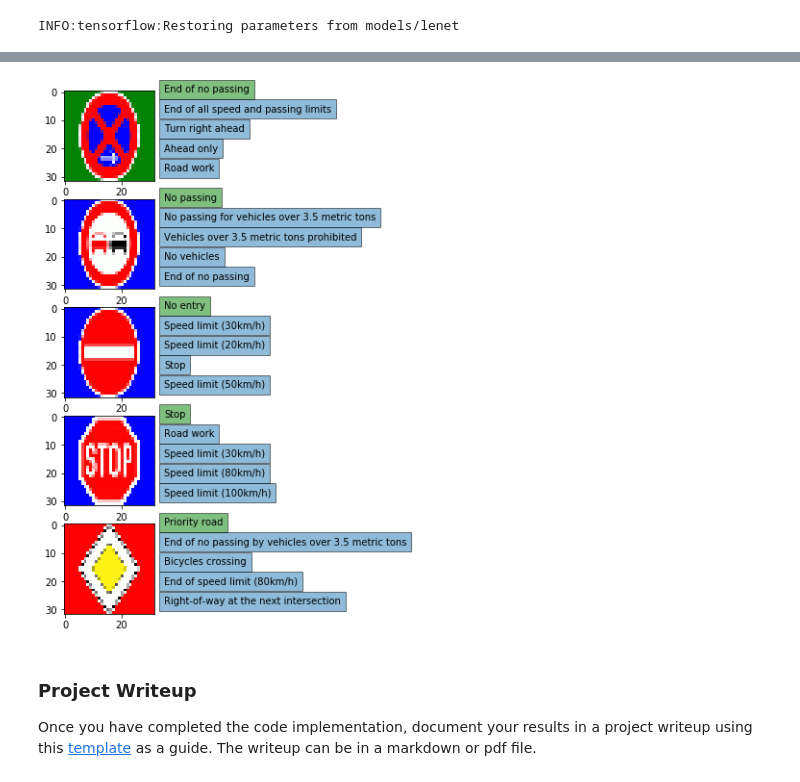
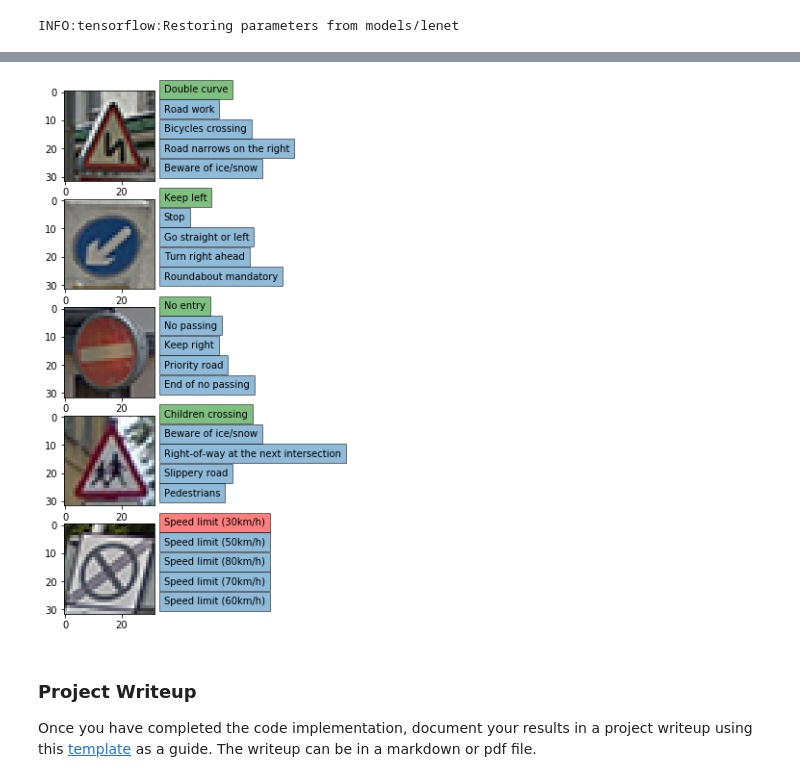
Before and after one commit to mehrshadshams/CarND-Traffic-Sign-Classifier-Project, a Jupyter notebook: Traffic_Sign_Classifier.ipynb, the cells around one changed output, grey strips where cells are left out. Saved outputs shown, nothing was run; the diff lists cells and outputs as text; code cells hidden in the pictures.

```diff
--- a/Traffic_Sign_Classifier.ipynb
+++ b/Traffic_Sign_Classifier.ipynb
@@ -626,28 +588,23 @@ You may find `signnames.csv` useful as it contains mappings from the class id (i
 ### Load the images and plot them here.
 ### Feel free to use as many code cells as needed.
 import matplotlib.image as mpimg
-import cv2
 
 image_files = [
-    'double_curve.jpg',
-    'speed_30.jpg',
-    'pedestrians-2.jpg',
-    'bump.png',
-    'pedestrians.jpg'
+    'custom/1.png',
+    'custom/2.png',
+    'custom/3.png',
+    'custom/4.png',
+    'custom/5.png'
 ]
 
 images = []
 for f in image_files:
-    image = cv2.imread(f)
-    image = cv2.cvtColor(image, cv2.COLOR_BGR2RGB)
-    image = cv2.resize(image,(32, 32), interpolation = cv2.INTER_CUBIC)
-    # remove last channel if any
-    if image.shape[2] > 3:
-        image = image[:,:,0:3]
-    images.append(image)
+    image = mpimg.imread(f)
+
+    images.append((image[:,:,0:3] * 255).astype(np.uint8))
 
 images = np.array(images)
 images_orig = images.copy()
 
-show_images(images, image_files, rows=2)
+show_images(images, image_files, rows=1)
 # %% [output]
@@ -659,13 +616,6 @@ show_images(images, image_files, rows=2)
 ### Make sure to pre-process the images with the same pre-processing pipeline used earlier.
 ### Feel free to use as many code cells as needed.
 
-images = images.astype(np.float32) / 255.
-images -= mu
-# normalize(images, mu)
-
-pred_classes = predict(images)
-
-expected_classes = np.array([41,9,17,14,12])
-
-# the prediction is shown as the label of the image
-show_images(images_orig, [sign_label_names[pred_class] for i, pred_class in enumerate(pred_classes)], rows=2)
+images = images.astype(np.float32)
+images = convert_to_gray(images)
+images = images / 255.
@@ -674,0 +622,5 @@ INFO:tensorflow:Restoring parameters from models/lenet
+# %%
+expected_classes = np.array([21, 39, 17, 28, 32])
+print('Expected classes:')
+for cls in expected_classes:
+    print("{0} - {1}".format(cls, sign_label_names[cls]))
@@ -734,6 +701,6 @@ with tf.Session() as sess:
     saver.restore(sess, tf.train.latest_checkpoint('models'))
 
     x_data = images
-    top_5_value = sess.run(top_5, feed_dict={x: x_data, keep_prob: 1.0})
+    top_5_value = sess.run(top_5, feed_dict={x: x_data, keep_prob1: 1, keep_prob2: 1, keep_prob3: 1, keep_prob4: 1})
 # %% [output]
 INFO:tensorflow:Restoring parameters from models/lenet
@@ -757,19 +707,19 @@ TopKV2(values=array([[  15.51381493,   10.56269741,    8.38140869,    7.67678547
 # %%
 fig, axis = plt.subplots(5, 1)
 fig.set_size_inches(10, 10)
 indices = top_5_value.indices
 for i in range(5):
-    axis[i].imshow(images[i])
+    axis[i].imshow(images_orig[i])
     for j in range(5):
         bbox = {'alpha':0.5, 'pad':5}
         if indices[i,j] == expected_classes[i]:
             color = 'red' if j > 0 else 'green'
             bbox['facecolor'] = color
         elif j == 0:
             bbox['facecolor'] = 'red'
         axis[i].text(35, j*7, sign_label_names[indices[i][j]], bbox=bbox)
 # %% [output]
-[figure, old version]
+[figure, new version]
 # %% [markdown]
 ### Project Writeup
 
```
Also changed, not shown: parts of 47 cells of this notebook, 14 other files.
